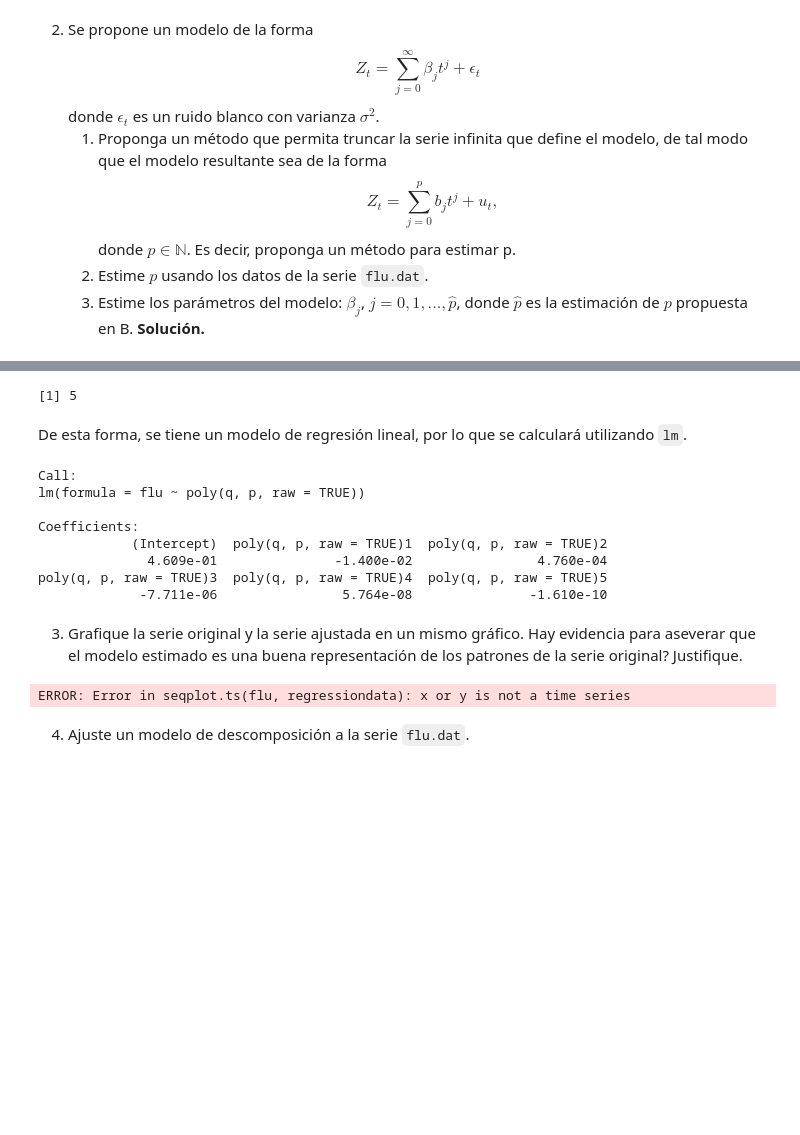
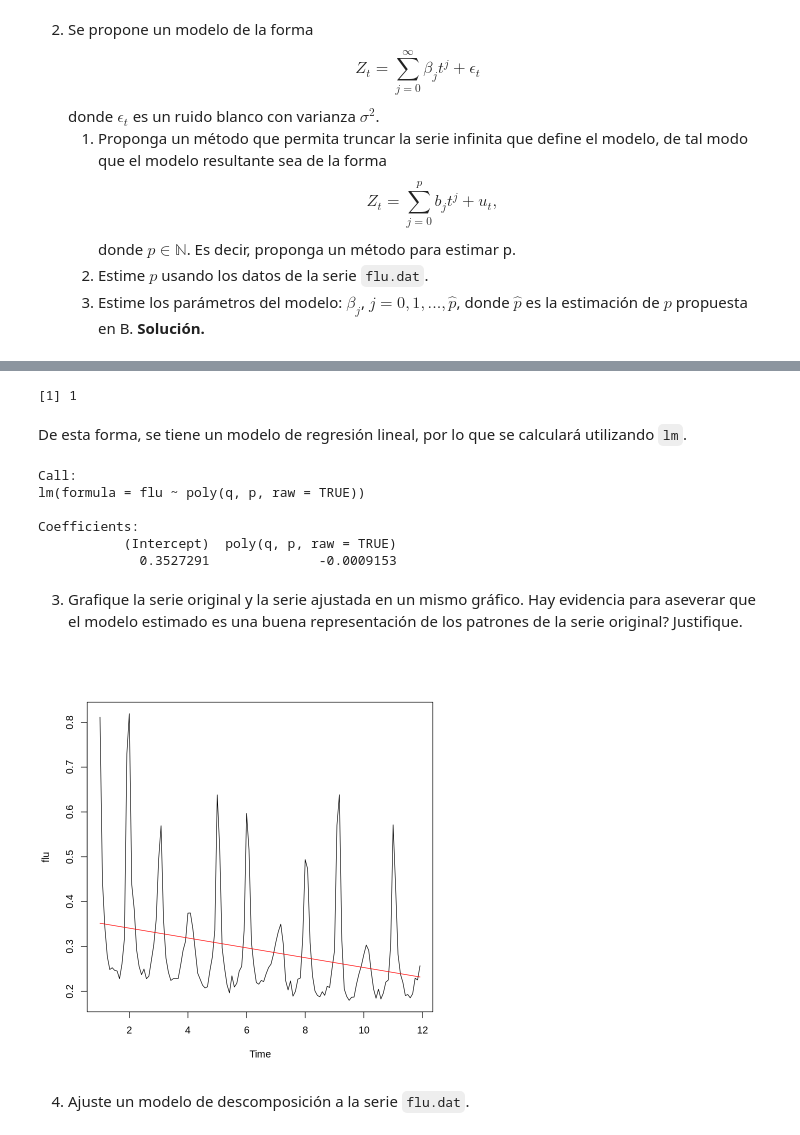
Before and after one commit to brunomb97/mat267-proyectos, a Jupyter notebook: proyecto01/proyecto01.ipynb, the cells around one changed output, grey strips where cells are left out. Drawn from its saved outputs; the diff is of its cells as text; code cells hidden in the pictures; blank space fills up the shorter version.

````diff
--- a/proyecto01/proyecto01.ipynb
+++ b/proyecto01/proyecto01.ipynb
@@ -101,21 +101,23 @@ return p
 En particular, utilizando los datos
 # %%
 diff_datos <- rm_flu
-p = 0
-tol = 10^-5
+p <- 0
+tol <- 10^-5
+previous_slope <- Inf
 while(TRUE){
     diff_datos <- diff(diff_datos)
     range <- ts(1:length(diff_datos))
     regression <- lm(diff_datos ~ range)
     slope <- abs(regression$coefficients["range"])
-    if(slope < tol){
+    if(slope < tol | slope > previous_slope){
         break
     }
+    previous_slope <- slope
     p <- p + 1
 }
 p
 # %% [output]
-[1] 5
+[1] 1
 # %% [markdown]
 De esta forma, se tiene un modelo de regresión lineal, por lo que se calculará utilizando ``lm``.
 # %%
@@ -127,24 +129,27 @@ Call:
 lm(formula = flu ~ poly(q, p, raw = TRUE))
 
 Coefficients:
-            (Intercept)  poly(q, p, raw = TRUE)1  poly(q, p, raw = TRUE)2
-              4.609e-01               -1.400e-02                4.760e-04
-poly(q, p, raw = TRUE)3  poly(q, p, raw = TRUE)4  poly(q, p, raw = TRUE)5
-             -7.711e-06                5.764e-08               -1.610e-10
+           (Intercept)  poly(q, p, raw = TRUE)
+             0.3527291              -0.0009153
 # %% [markdown]
 3. Grafique la serie original y la serie ajustada en un mismo gráfico. Hay evidencia para aseverar que el modelo estimado es una buena representación de los patrones de la serie original? Justifique.
-# %%
-intercept = regression$coefficients["(Intercept)"]
-range <- 1:length(flu)
-regressiondata <- matrix(1, 1, length(flu))*intercept
-
-for(i in 1:p){
-    regressiondata <- regressiondata +  1:length(flu)*regression$coefficients[paste("poly(q, p, raw = TRUE)",i, sep = "")]
-}
-
-seqplot.ts(flu, regressiondata)
-# %% [output]
-ERROR: Error in seqplot.ts(flu, regressiondata): x or y is not a time series
+# %%
+intercept = regression$coefficients["(Intercept)"]
+range <- 1:length(flu)
+regressiondata <- matrix(1, length(flu), 1)*intercept
+
+if(p == 1){
+    regressiondata <- regressiondata +  1:length(flu)*regression$coefficients["poly(q, p, raw = TRUE)"]
+} else {
+    for(i in 1:p){
+        regressiondata <- regressiondata +  1:length(flu)*regression$coefficients[paste("poly(q, p, raw = TRUE)",i, sep = "")]
+    }
+}
+
+regressionts = ts(regressiondata, frequency=12)
+seqplot.ts(flu, regressionts)
+# %% [output]
+[figure, added]
 # %% [markdown]
 4. Ajuste un modelo de descomposición a la serie ```flu.dat```.
 # %%
````
Also changed, not shown: parts of 17 cells of this notebook, 1 other file.
